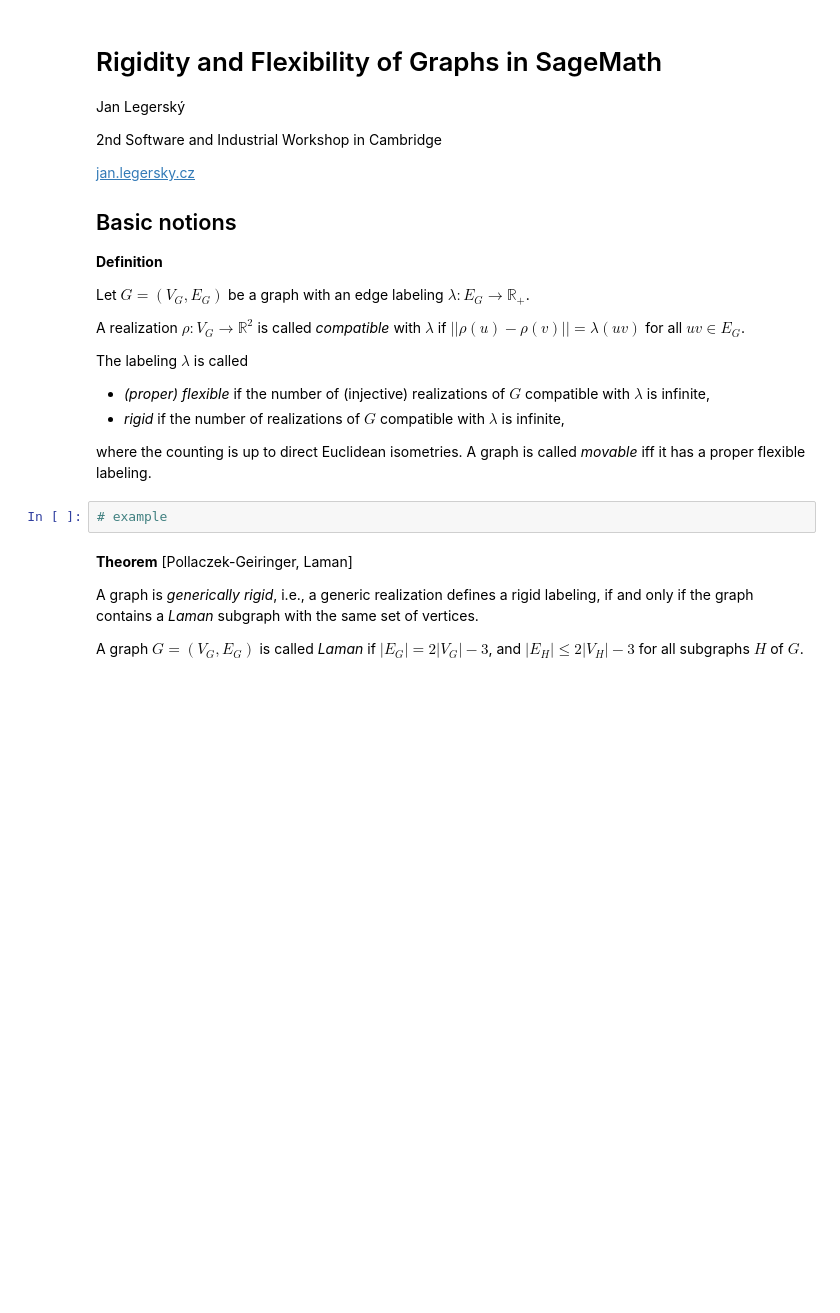
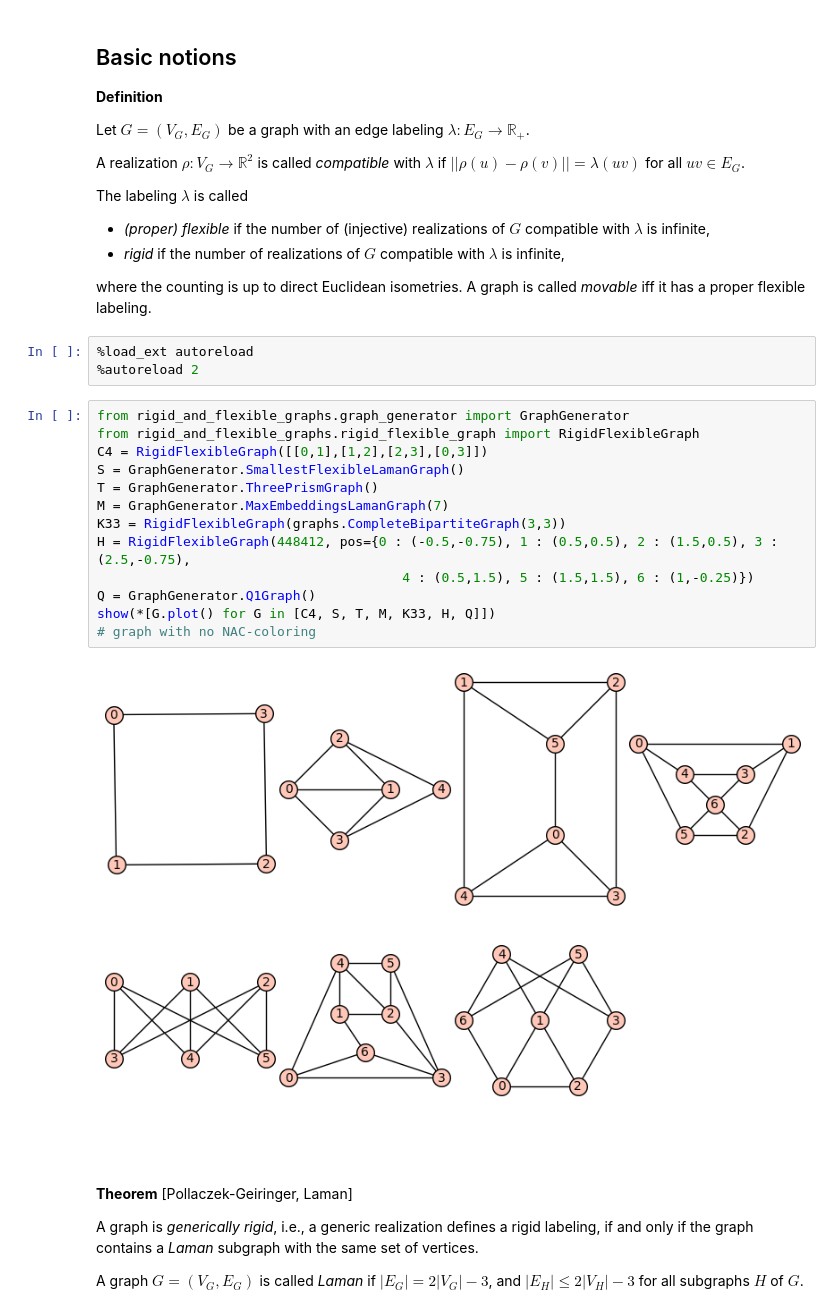
Before and after one commit to Legersky/flexrilog, a Jupyter notebook: ARCADES_software_workshop_Cambridge.ipynb, the cells around one changed output. Drawn from its saved outputs; the diff is of its cells as text; blank space fills up the shorter version.

```diff
--- a/ARCADES_software_workshop_Cambridge.ipynb
+++ b/ARCADES_software_workshop_Cambridge.ipynb
@@ -1,12 +17,4 @@
 # %% [markdown]
-# Rigidity and Flexibility of Graphs in SageMath
-
-Jan Legerský
-
-2nd Software and Industrial Workshop in Cambridge
-
-[jan.legersky.cz](https://jan.legersky.cz/project/movablegraphs/)
-
 ## Basic notions
 
 **Definition**
@@ -23,8 +31,24 @@ The labeling $\lambda$ is called
 
 where the counting is up to direct Euclidean isometries.
 A graph is called *movable* iff it has a proper flexible labeling.
-# %%
-# example
+# %%
+%load_ext autoreload
+%autoreload 2
+# %%
+from rigid_and_flexible_graphs.graph_generator import GraphGenerator
+from rigid_and_flexible_graphs.rigid_flexible_graph import RigidFlexibleGraph
+C4 = RigidFlexibleGraph([[0,1],[1,2],[2,3],[0,3]])
+S = GraphGenerator.SmallestFlexibleLamanGraph()
+T = GraphGenerator.ThreePrismGraph()
+M = GraphGenerator.MaxEmbeddingsLamanGraph(7)
+K33 = RigidFlexibleGraph(graphs.CompleteBipartiteGraph(3,3))
+H = RigidFlexibleGraph(448412, pos={0 : (-0.5,-0.75), 1 : (0.5,0.5), 2 : (1.5,0.5), 3 : (2.5,-0.75),
+                                       4 : (0.5,1.5), 5 : (1.5,1.5), 6 : (1,-0.25)})
+Q = GraphGenerator.Q1Graph()
+show(*[G.plot() for G in [C4, S, T, M, K33, H, Q]])
+# graph with no NAC-coloring
+# %% [output]
+[figure, added]
 # %% [markdown]
 **Theorem** [Pollaczek-Geiringer, Laman]
 
```
Also changed, not shown: parts of 23 cells of this notebook, 3 other files.
